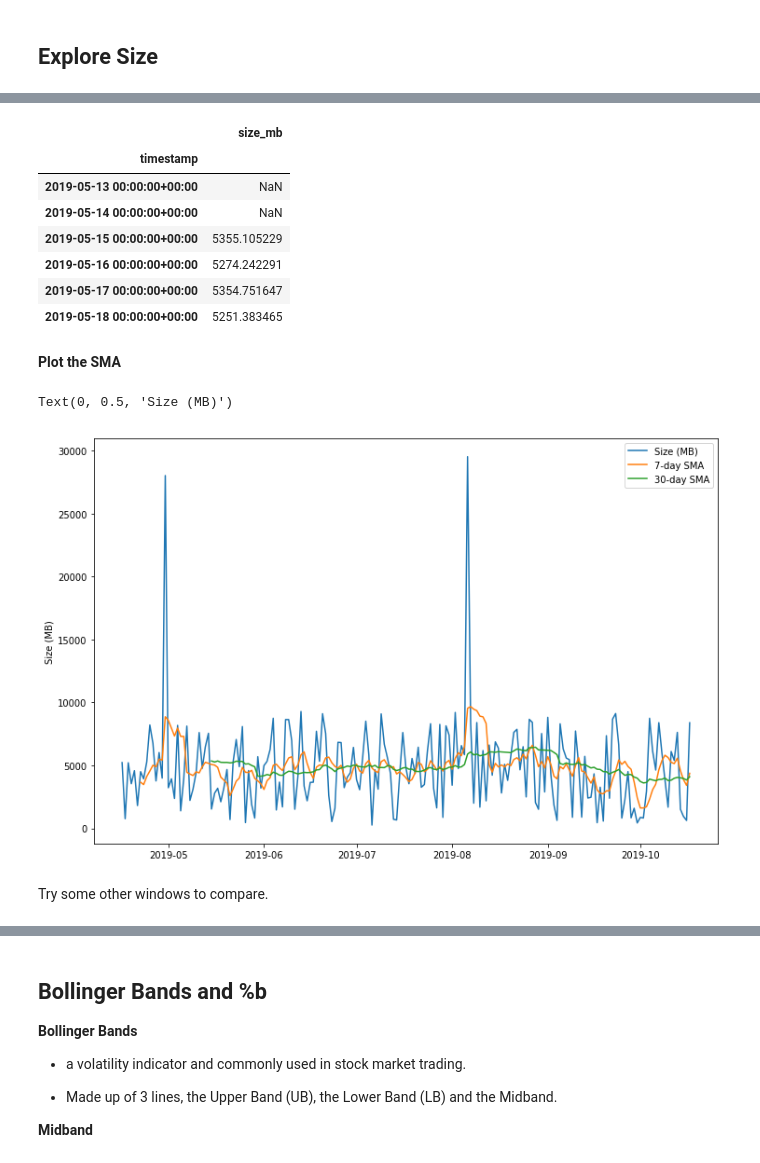
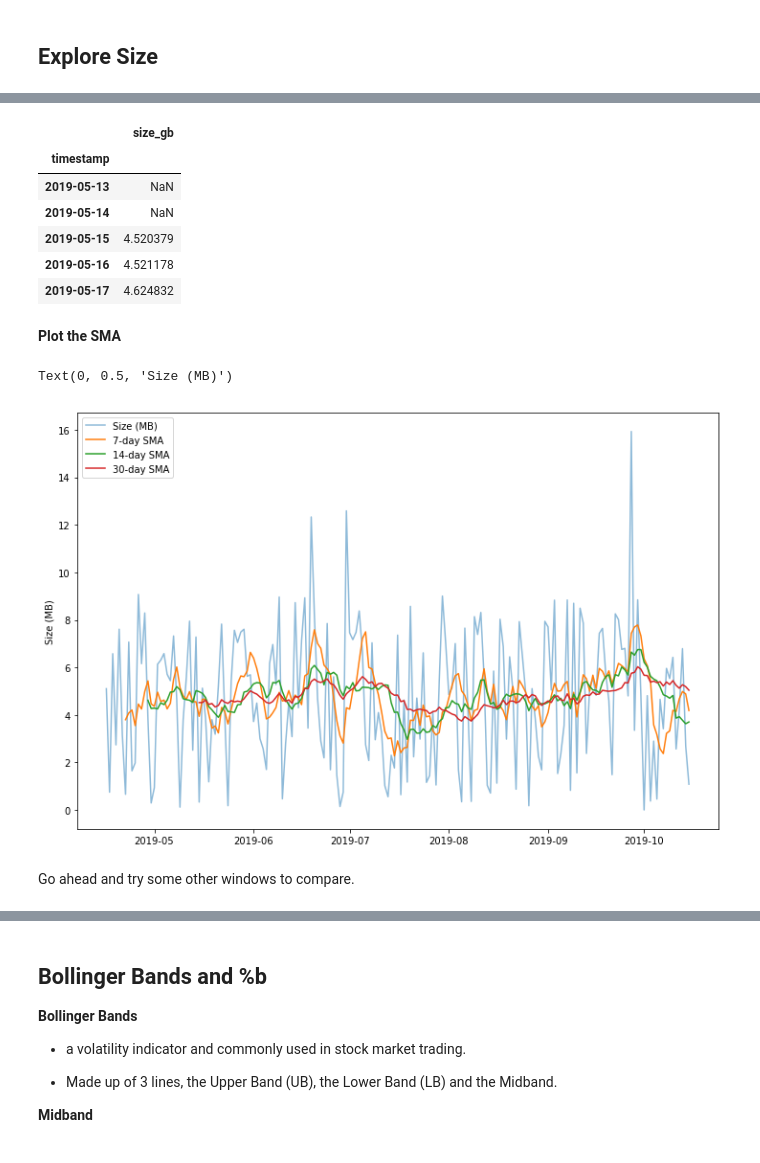
Before and after one commit to CodeupClassroom/darden_anomaly_detection, a Jupyter notebook: time_series_anomalies.ipynb, the cells around one changed output, grey strips where cells are left out. Saved outputs shown, nothing was run; the diff lists cells and outputs as text; code cells hidden in the pictures.

```diff
--- a/time_series_anomalies.ipynb
+++ b/time_series_anomalies.ipynb
@@ -177,2 +281,0 @@ Fill with some anomalies by replacing the zeros that remain with random number b
-# %%
-new['size'] = new['size'].apply(lambda x: np.random.randint(mean+5*std, mean+9*std) if x<200000000 else x)
@@ -208,6 +311,6 @@ First, let's represent size in MB for ease of conceptual understanding.
 # %%
-df['size_mb'] = [n/1024/1024 for n in df['size']]
-df = df[['size_mb']]
+df['size_gb'] = [n/1024/1024/1024 for n in df['size']]
+df = df[['size_gb']]
 # %%
 df.describe()
 # %% [output]
@@ -225,6 +334,6 @@ df.describe()
 # %%
-train = df[:'2019-10-17']
-validate = df['2019-10-18':'2020-01-15']
+train = df[:'2019-10-15']
+validate = df['2019-10-16':'2020-01-15']
 test = df['2020-01-16':]
 # %%
 plt.figure(figsize=(12, 8))
@@ -255,0 +364,4 @@ sma_short[:10]
+# %%
+# 14 day
+sma_mid = train.rolling(window=14).mean()
+sma_mid[11:16]
@@ -256,36 +376,38 @@ sma_short[:10]
 # %%
+# 30 day
 sma_long = train.rolling(window=30).mean()
-sma_long[27:33]
+sma_long[27:32]
 # %% [output]
-|  | size_mb |
+|  | size_gb |
 | timestamp |  |
-| 2019-05-13 00:00:00+00:00 | NaN |
-| 2019-05-14 00:00:00+00:00 | NaN |
-| 2019-05-15 00:00:00+00:00 | 5355.105229 |
-| 2019-05-16 00:00:00+00:00 | 5274.242291 |
-| 2019-05-17 00:00:00+00:00 | 5354.751647 |
-| 2019-05-18 00:00:00+00:00 | 5251.383465 |
+| 2019-05-13 | NaN |
+| 2019-05-14 | NaN |
+| 2019-05-15 | 4.520379 |
+| 2019-05-16 | 4.521178 |
+| 2019-05-17 | 4.624832 |
 # %% [markdown]
 **Plot the SMA**
 # %%
 
 fig, ax = plt.subplots(figsize=(12,8))
 
-ax.plot(train.index, train, label='Size (MB)')
+ax.plot(train.index, train, label='Size (MB)', alpha=.5)
 
 ax.plot(train.index, sma_short, label = '7-day SMA')
+
+ax.plot(train.index, sma_mid, label = '14-day SMA')
 
 ax.plot(train.index, sma_long, label = '30-day SMA')
 
 ax.legend(loc='best')
 ax.set_ylabel('Size (MB)')
 # ax.xaxis.(rotate=90)
 # ax.xaxis.set_major_formatter(my_datetime_fmt)
 # %% [output]
 Text(0, 0.5, 'Size (MB)')
-[figure, old version]
+[figure, new version]
 # %% [markdown]
-Try some other windows to compare.
+Go ahead and try some other windows to compare.
 # %% [markdown]
 ## Exponential Moving Average
 
```
Also changed, not shown: parts of 79 cells of this notebook.
